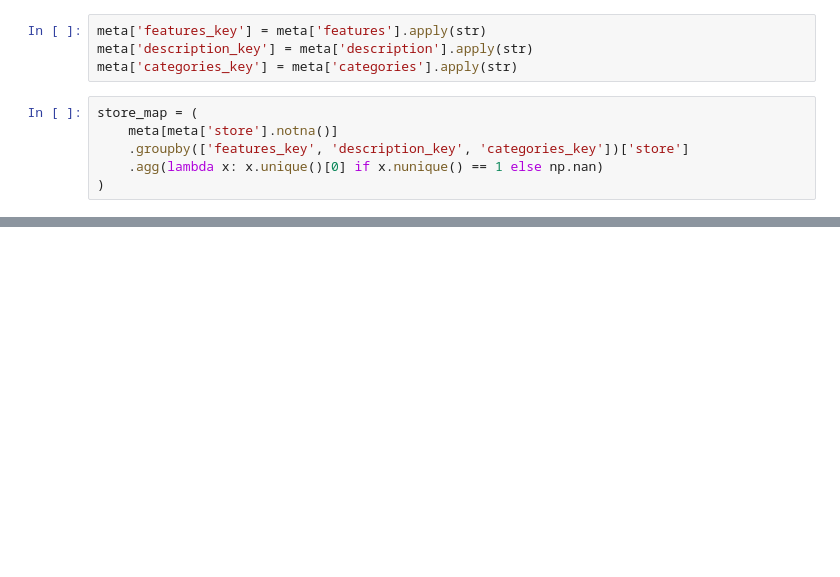
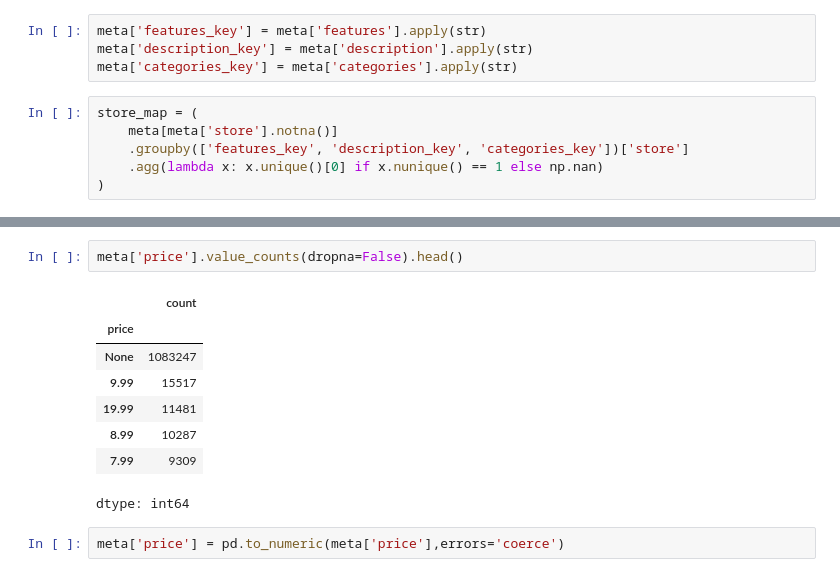
Before and after one commit to satyamkarn100-ctrl/Neural-Recommendation-Personalization-Engine, a Jupyter notebook: 02_preprocessing.ipynb, the cells around one changed output, grey strips where cells are left out. Saved outputs shown, nothing was run; the diff lists cells and outputs as text; blank space fills up the shorter version.

```diff
--- a/02_preprocessing.ipynb
+++ b/02_preprocessing.ipynb
@@ -206,0 +219,13 @@ meta.drop(
+# %%
+meta['price'].value_counts(dropna=False).head()
+# %% [output]
+|  | count |
+| price |  |
+| None | 1083247 |
+| 9.99 | 15517 |
+| 19.99 | 11481 |
+| 8.99 | 10287 |
+| 7.99 | 9309 |
+dtype: int64
+# %%
+meta['price'] = pd.to_numeric(meta['price'],errors='coerce')
```
Also changed, not shown: parts of 16 cells of this notebook.
